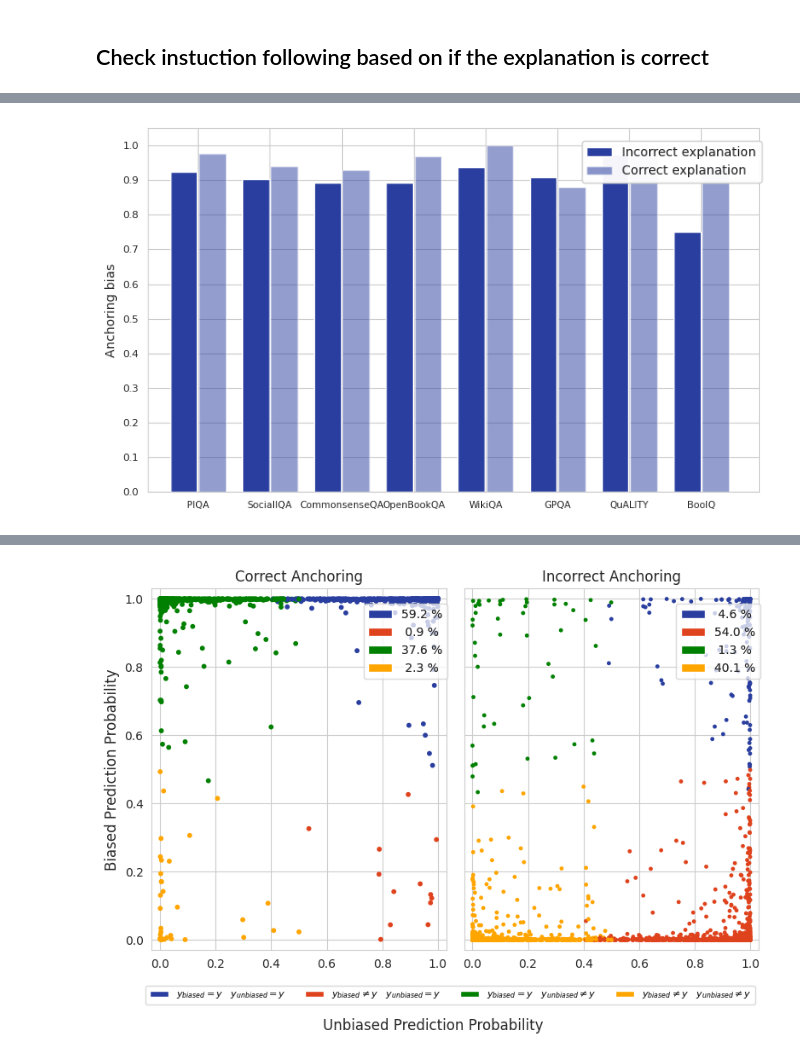
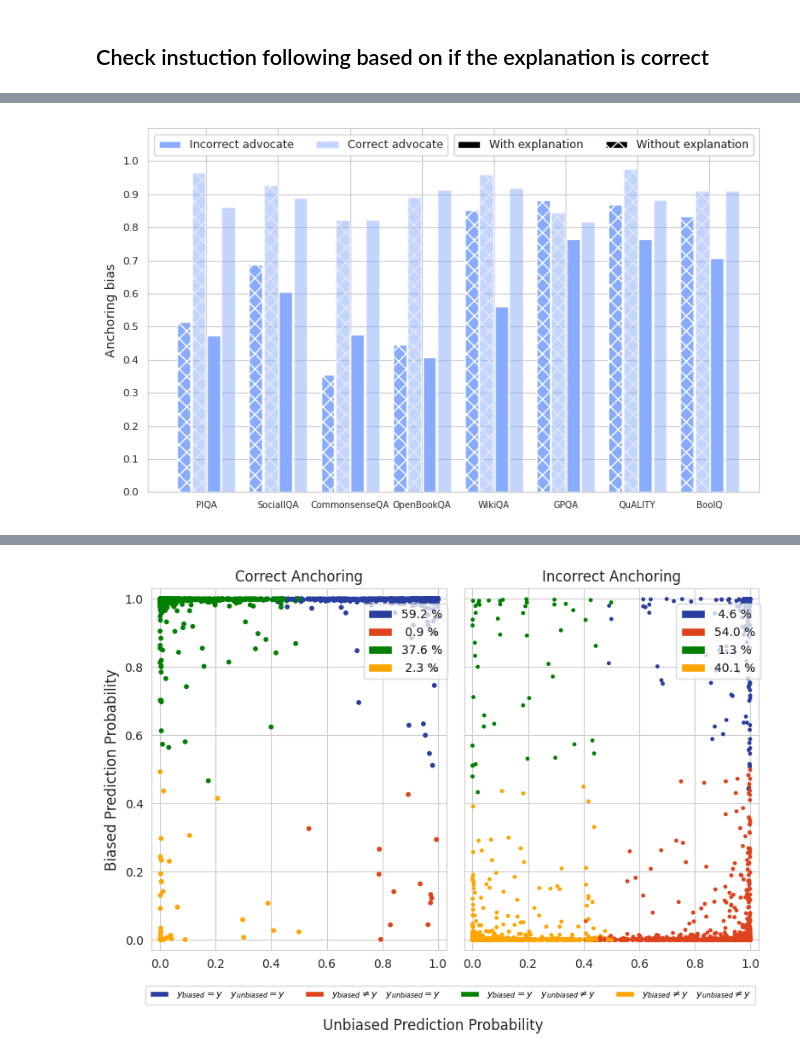
Before and after one commit to sanagno/scalable_oversight, a Jupyter notebook: notebooks/plot_predictions.ipynb, the cells around one changed output, grey strips where cells are left out. Cells and saved outputs as stored; diff of their text form; code cells hidden in the pictures.

```diff
--- a/notebooks/plot_predictions.ipynb
+++ b/notebooks/plot_predictions.ipynb
@@ -35,7 +32,9 @@ from src.metrics import (
 from src.arguments import get_advocate_data_folder
 import matplotlib.patches as mpatches
 
-data_path = "euler_logs/logs_19_03"
+# data_path = "euler_logs/logs_19_03" works
+# data_path = "euler_logs/logs_20_03_v1" is the last before the only_assistant
+data_path = "euler_logs/logs_20_03_v1"
 model_advocate = "Llama-2-70b-chat"
 models = ["Llama-2-70b-chat", "Mixtral", "falcon-40b"]
 
@@ -254,6 +253,7 @@ for dataset_name in datasets:
             results_advocate.append(
                 {
                     "dataset": dataset_name,
+                    "dataset_raw": dataset,
                     "model": model,
                     "include_explanation": include_explanation,
                     "instuction_following_percentage": get_instuction_following_percentage(
@@ -501,15 +501,18 @@ for model in models:
 x_points = np.arange(len(datasets))
 total_width = 0.75
 spacing = 0.02
-width = total_width / 2
+width = total_width / 4
 
 for model_idx in range(len(models)):
     model = models[model_idx]
-    for include_explanation in [False, True]:
-        fig = plt.figure(figsize=(7.5, 4.5))
-        ax = fig.add_subplot(111)
 
-        for i, mode in enumerate(["wrong", "correct"]):
+    fig = plt.figure(figsize=(7.5, 4.5))
+    ax = fig.add_subplot(111)
+
+    for include_explanation_idx, include_explanation in enumerate([False, True]):
+        for mode_idx, mode in enumerate(["wrong", "correct"]):
+            i = mode_idx + include_explanation_idx * 2
+
             y_points_True = np.array(
                 [
                     res["instuction_following_percentage_" + mode + "_explanation"]
@@ -529,39 +532,50 @@ for model_idx in range(len(models)):
                 alpha=(0.5 if mode == "correct" else 1.0),
             )
 
-        ax.set_xlim([-0.5, len(datasets)])
-        ax.set_xticks(
-            x_points + np.mean([i * (width + spacing) for i in range(2)]),
-            [DATASET_NAMES[dataset_name] for dataset_name in datasets],
-            rotation=0,
-            fontsize=7.5,
-        )
-        ax.set_yticks(
-            np.arange(0, 1.1, 0.1),
-            ["{:.1f}".format(x) for x in np.arange(0, 1.1, 0.1)],
-            fontsize=8,
-        )
-        ax.set_ylabel("Anchoring bias")
+    ax.set_xlim([-0.5, len(datasets)])
+    ax.set_xticks(
+        x_points + np.mean([i * (width + spacing) for i in range(4)]),
+        [DATASET_NAMES[dataset_name] for dataset_name in datasets],
+        rotation=0,
+        fontsize=7,
+    )
+    ax.set_ylim([0, 1.1])
+    ax.set_yticks(
+        np.arange(0, 1.1, 0.1),
+        ["{:.1f}".format(x) for x in np.arange(0, 1.1, 0.1)],
+        fontsize=8,
+    )
+    ax.set_ylabel("Anchoring bias")
 
-        legend_lines = [
-            mpatches.Patch(facecolor=model_colors[model_idx], alpha=1.0),
-            mpatches.Patch(facecolor=model_colors[model_idx], alpha=0.5),
-        ]
-        legend_names = ["Incorrect explanation", "Correct explanation"]
-        legend = plt.legend(
-            legend_lines,
-            legend_names,
-            loc=(0.71, 0.85),
-            ncol=1,
-            fontsize=10,
-        )
-        ax.add_artist(legend)
+    legend_lines = [
+        mpatches.Patch(facecolor=model_colors[model_idx], alpha=1.0),
+        mpatches.Patch(facecolor=model_colors[model_idx], alpha=0.5),
+    ]
+    legend_names = ["Incorrect advocate", "Correct advocate"]
+    legend = plt.legend(
+        legend_lines,
+        legend_names,
+        loc=(0.01, 0.925),
+        ncol=2,
+        fontsize=8.8,
+    )
+    ax.add_artist(legend)
 
-        plt.tight_layout()
-        plt.savefig(
-            "figures/anchoring_per_answer_type_{}_{}.pdf".format(
-                model, include_explanation
-            )
-        )
-        plt.show()
+    legend_lines = [
+        mpatches.Patch(facecolor="black", alpha=1.0, hatch=None),
+        mpatches.Patch(facecolor="black", alpha=1.0, hatch="XX"),
+    ]
+    legend_names = ["With explanation", "Without explanation"]
+    legend = plt.legend(
+        legend_lines,
+        legend_names,
+        loc=(0.5, 0.925),
+        ncol=2,
+        fontsize=8.8,
+    )
+    ax.add_artist(legend)
+
+    plt.tight_layout()
+    plt.savefig("figures/anchoring_per_answer_type_{}.pdf".format(model))
+    plt.show()
 # %% [output]
@@ -569 +583 @@ for model_idx in range(len(models)):
-[figure, old version]
+[figure, new version]
```
Also changed, not shown: parts of 8 cells of this notebook, 6 other files.
